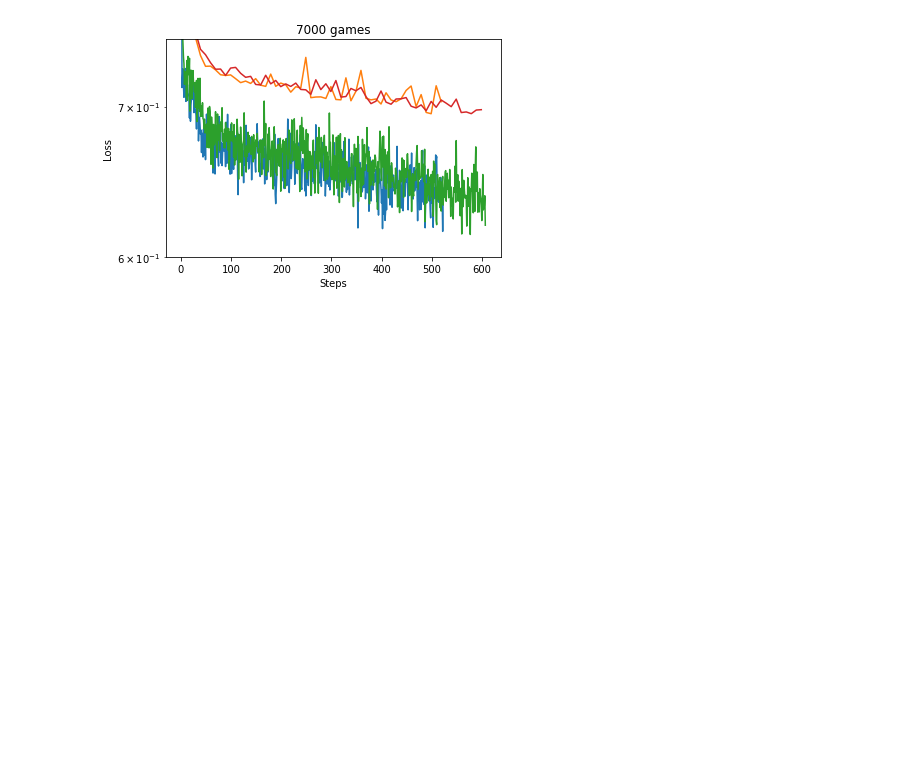
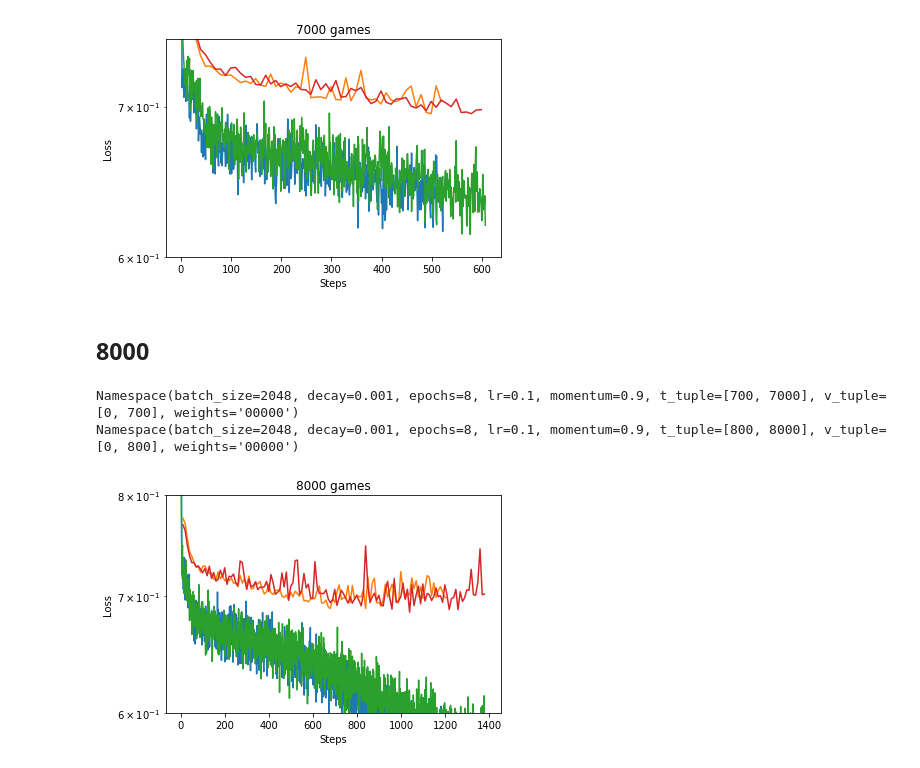
Before and after one commit to fqjin/ultimate-tictactoe, a Jupyter notebook: notebooks/Logs.ipynb, the cells around one changed output. Drawn from its saved outputs; the diff is of its cells as text; code cells hidden in the pictures; blank space fills up the shorter version.

```diff
--- a/notebooks/Logs.ipynb
+++ b/notebooks/Logs.ipynb
@@ -530,3 +530,16 @@ plt.show()
 Namespace(batch_size=2048, decay=0.001, epochs=4, lr=0.1, momentum=0.9, t_tuple=[600, 6000], v_tuple=[0, 600], weights='00000')
 Namespace(batch_size=2048, decay=0.001, epochs=8, lr=0.1, momentum=0.9, t_tuple=[700, 7000], v_tuple=[0, 700], weights='00000')
 [figure]
+# %% [markdown]
+## 8000
+# %%
+name = '700_7000bs2048lr0.1d0.001e8.npz'
+plot3(name, '7000 games')
+name = '800_8000bs2048lr0.1d0.001e8.npz'
+plot3(name, '8000 games')
+plt.ylim([0.6, 0.8])
+plt.show()
+# %% [output]
+Namespace(batch_size=2048, decay=0.001, epochs=8, lr=0.1, momentum=0.9, t_tuple=[700, 7000], v_tuple=[0, 700], weights='00000')
+Namespace(batch_size=2048, decay=0.001, epochs=8, lr=0.1, momentum=0.9, t_tuple=[800, 8000], v_tuple=[0, 800], weights='00000')
+[figure, added]
```
Also changed, not shown: parts of 1 cell of this notebook, 9 other files.
